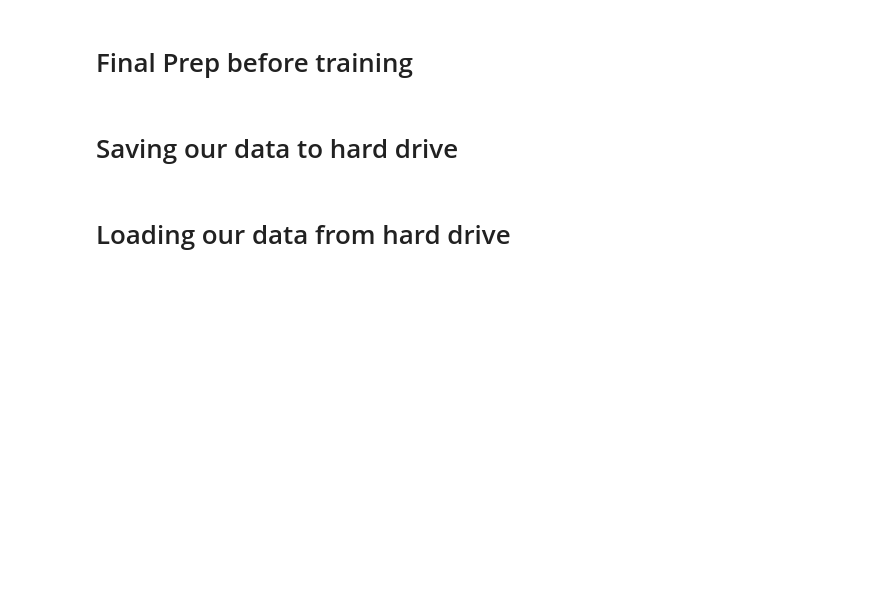
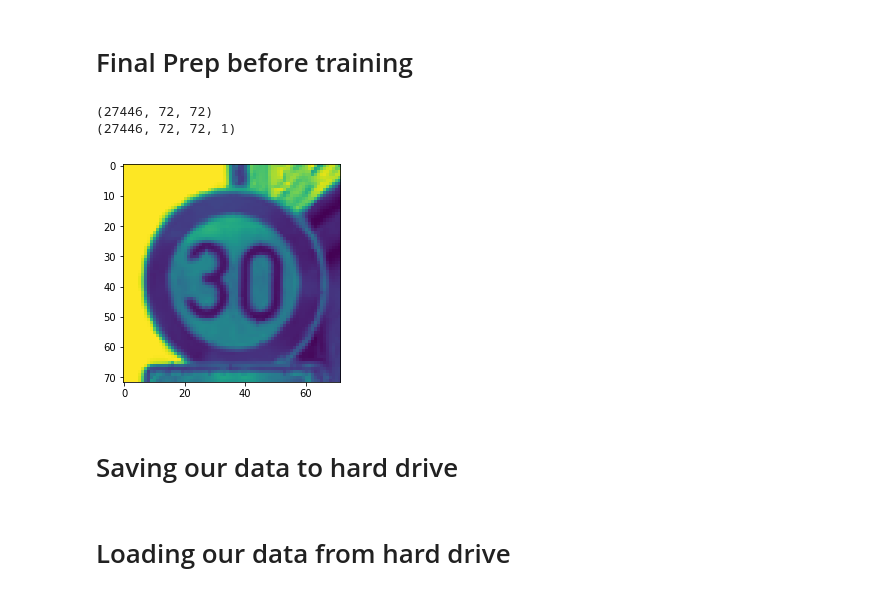
Before and after one commit to soerenray/Machine-Learning, a Jupyter notebook: GTSRB.ipynb, the cells around one changed output. Saved outputs shown, nothing was run; the diff lists cells and outputs as text; code cells hidden in the pictures; blank space fills up the shorter version.

```diff
--- a/GTSRB.ipynb
+++ b/GTSRB.ipynb
@@ -203,11 +207,14 @@ print(X_train.shape)
 
 X_test = np.array(X_test).reshape(-1, resized, resized, 1)
 Y_test = to_categorical(Y_test)
-
-
-print(X_train.shape)
-plt.imshow(X_train[0].reshape(resized,resized),cmap='Greys')
-plt.show()
+# %% [output]
+(27446, 72, 72)
+(27446, 72, 72, 1)
+# %%
+plt.imshow(X_train[20])
+plt.show()
+# %% [output]
+[figure, added]
 # %% [markdown]
 # Saving our data to hard drive
 # %%
```
Also changed, not shown: parts of 12 cells of this notebook, 2 other files.
